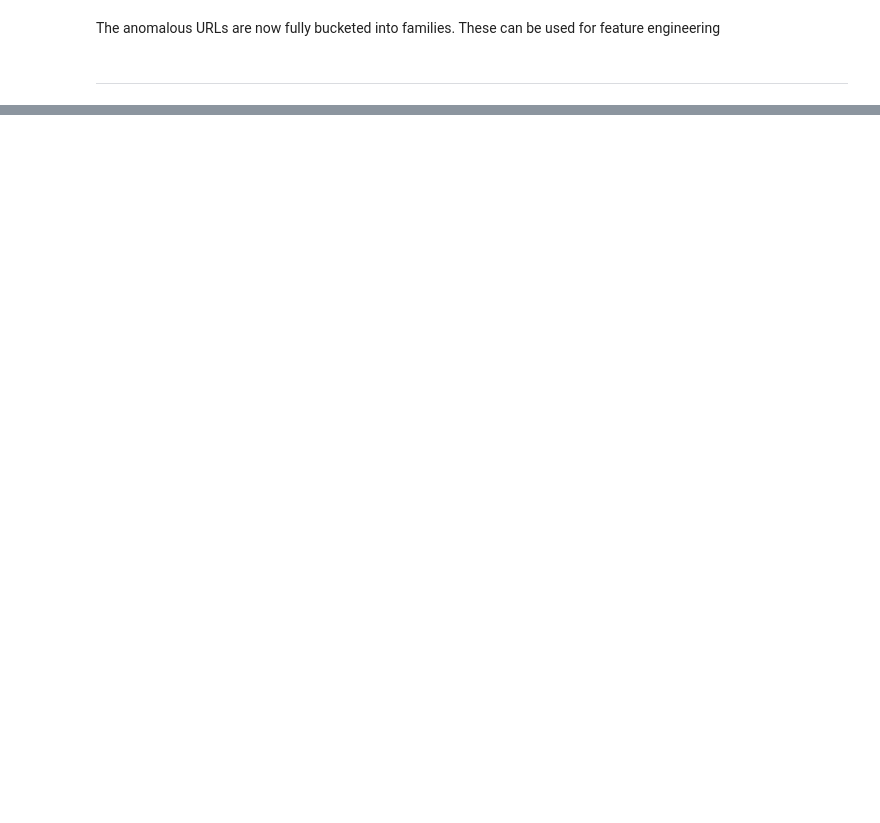
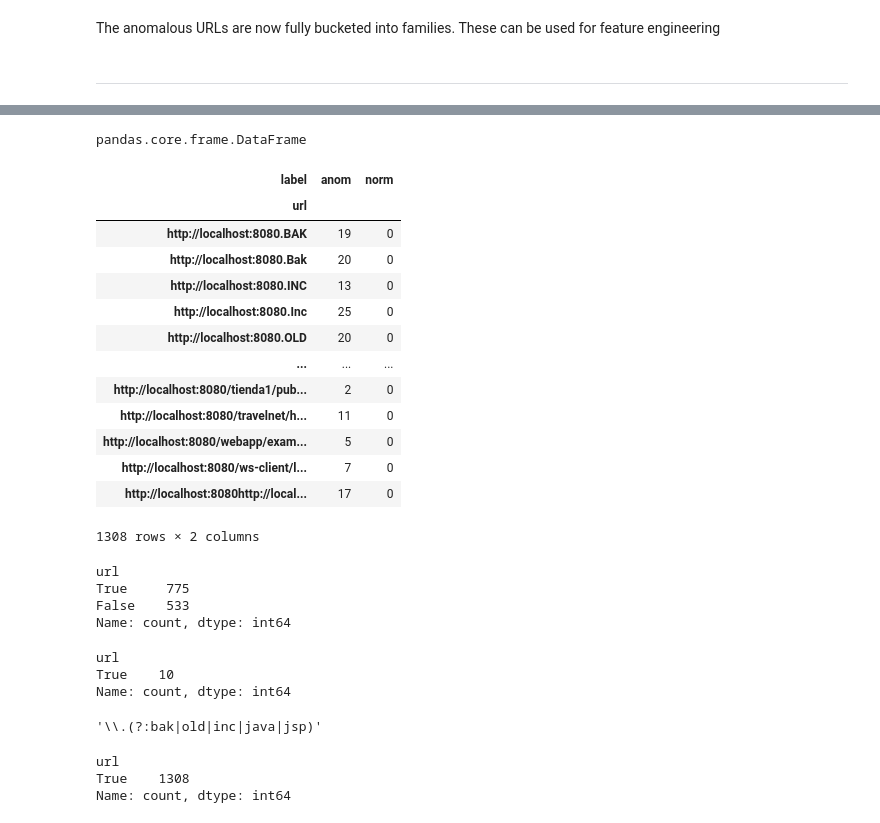
Before and after one commit to arkb2023/mlhttp, a Jupyter notebook: notebooks/analyse_urls.ipynb, the cells around one changed output, grey strips where cells are left out. Cells and saved outputs as stored; diff of their text form; code cells hidden in the pictures; blank space fills up the shorter version.

```diff
--- a/notebooks/analyse_anom_only_urls.ipynb
+++ b/notebooks/analyse_urls.ipynb
@@ -812,0 +988,22 @@ The anomalous URLs are now fully bucketed into families. These can be used for f
+# %%
+#orig_anom_url_extension_dataset['extensions'].str.contains(r"BAK", case=False, regex=True, na=False)
+type(orig_anom_url_extension_dataset['extensions'])
+# %% [output]
+pandas.core.frame.DataFrame
+# %%
+orig_anom_url_extension_dataset['extensions']
+# %% [output]
+| label | anom | norm |
+| url |  |  |
+| http://localhost:8080.BAK | 19 | 0 |
+| http://localhost:8080.Bak | 20 | 0 |
+| http://localhost:8080.INC | 13 | 0 |
+| http://localhost:8080.Inc | 25 | 0 |
+| http://localhost:8080.OLD | 20 | 0 |
+| ... | ... | ... |
+| http://localhost:8080/tienda1/pub... | 2 | 0 |
+| http://localhost:8080/travelnet/h... | 11 | 0 |
+| http://localhost:8080/webapp/exam... | 5 | 0 |
+| http://localhost:8080/ws-client/l... | 7 | 0 |
+| http://localhost:8080http://local... | 17 | 0 |
+1308 rows × 2 columns
@@ -812,0 +1013,23 @@ The anomalous URLs are now fully bucketed into families. These can be used for f
+# %%
+urls_a.str.contains((r"\.jsp"), case=False, regex=True, na=False).value_counts()
+# %% [output]
+url
+True     775
+False    533
+Name: count, dtype: int64
+# %%
+urls_n.str.contains((r"\.jsp"), case=False, regex=True, na=False).value_counts()
+# %% [output]
+url
+True    10
+Name: count, dtype: int64
+# %%
+orig_extension_pattern
+# %% [output]
+'\\.(?:bak|old|inc|java|jsp)'
+# %%
+urls_a.str.contains(orig_extension_pattern, case=False, regex=True, na=False).value_counts()
+# %% [output]
+url
+True    1308
+Name: count, dtype: int64
```
Also changed, not shown: parts of 55 cells of this notebook, 3 other files.
